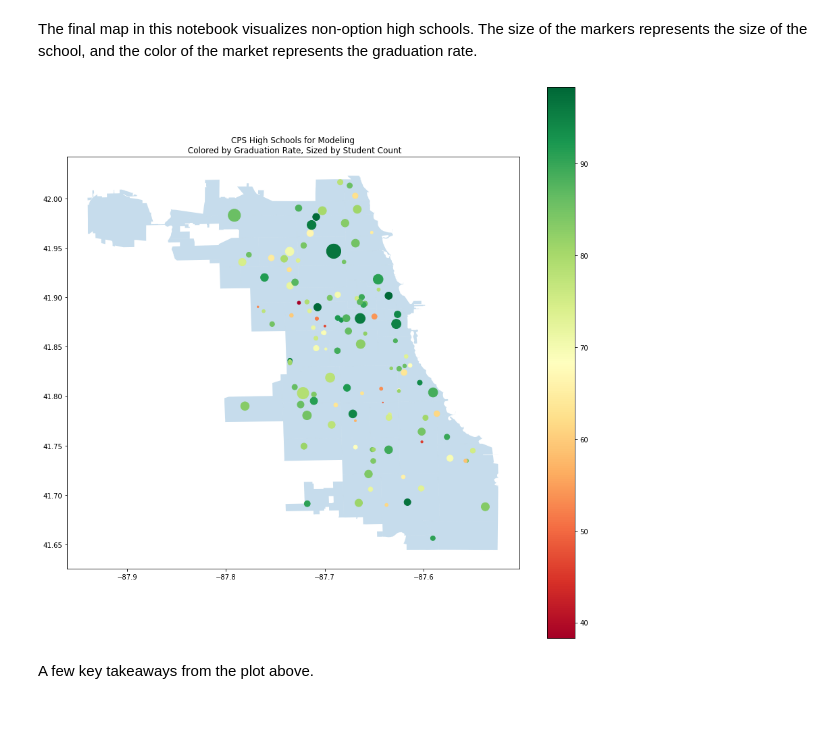
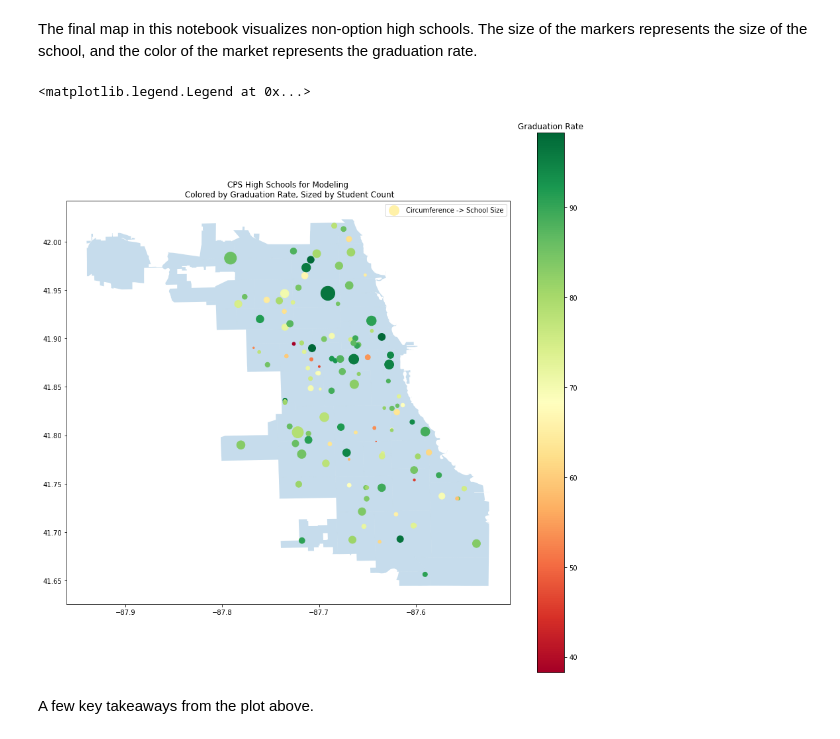
Before and after one commit to j-max/CPS_GradRate_Analysis, a Jupyter notebook: notebooks/eda/map_eda.ipynb, the cells around one changed output. Cells and saved outputs as stored; diff of their text form; code cells hidden in the pictures.

Commit message:
Add 2nd legend to final map

```diff
--- a/notebooks/eda/map_eda.ipynb
+++ b/notebooks/eda/map_eda.ipynb
@@ -296,16 +294,23 @@ geo_df_hs_prepped= gpd.GeoDataFrame(sy_1819_hs_prepped, geometry=hs_schools_geom
 # %%
 fig, ax = plt.subplots(figsize=(15,15))
 chicago_shape.plot(ax=ax, alpha=.25)
 
-geo_df_hs_prepped.plot(ax=ax,
+geo_df_plot = geo_df_hs_prepped.plot(ax=ax,
                column=geo_df_hs_prepped['Graduation_Rate_School'],
                markersize=geo_df_hs_prepped['Student_Count_Total']/10,
                cmap='RdYlGn',
                legend=True)
 
 ax.set_title('CPS High Schools for Modeling\n Colored by Graduation Rate, Sized by Student Count');
+
+# Thanks to this SO: https://stackoverflow.com/questions/50435713/custom-legend-labels-geopandas-plot
+colourbar = ax.get_figure().get_axes()[1]
+colourbar.set_title('Graduation Rate')
+
+geo_df_plot.legend(['Circumference -> School Size'] )
 # %% [output]
+<matplotlib.legend.Legend at 0x...>
-[figure, old version]
+[figure, new version]
 # %% [markdown]
 A few key takeaways from the plot above.
 # %% [markdown]
```
Also changed, not shown: parts of 5 cells of this notebook.
